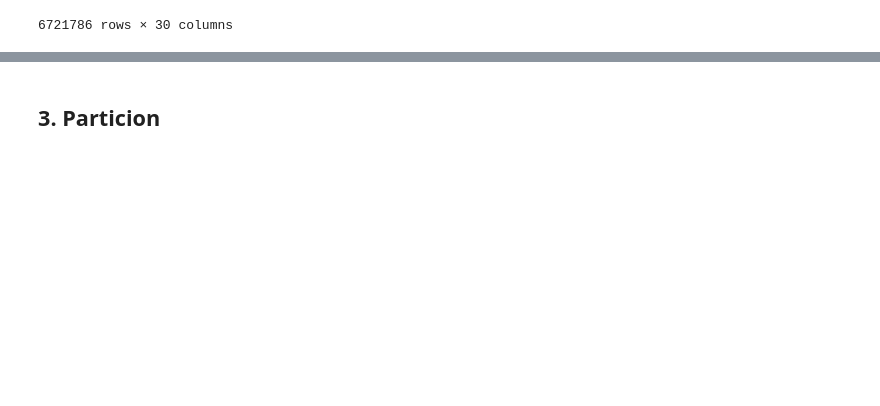
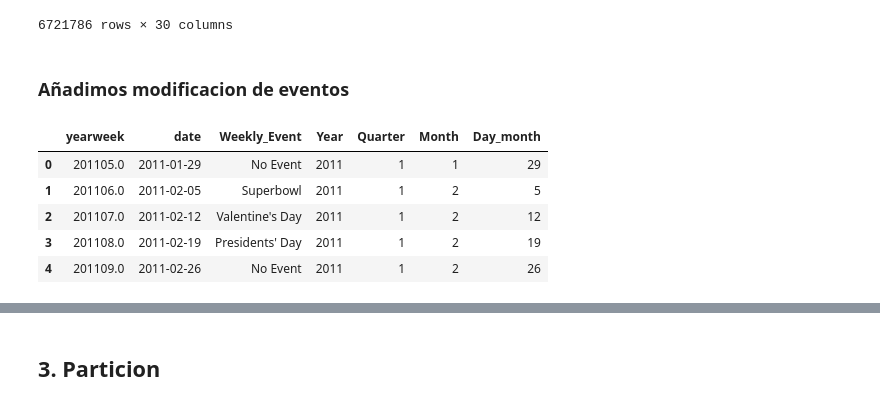
Before and after one commit to asansal/DS_market_Capstone, a Jupyter notebook: tarea_3_DSMarket_time_series.ipynb, the cells around one changed output, grey strips where cells are left out. Drawn from its saved outputs; the diff is of its cells as text; code cells hidden in the pictures; blank space fills up the shorter version.

```diff
--- a/tarea_3_DSMarket_time_series.ipynb
+++ b/tarea_3_DSMarket_time_series.ipynb
@@ -396,3 +396,14 @@ df_weekly.merge(final_weather_df, on=['yearweek', 'region'], how='left')
 | 6721784 | SUPERMARKET_3_827 | PHI_2 | SUPERMARKET | SUPERMARKET_3 | Philadelphia | Yorktown | 201617.0 | 2 | 1.20 | ... |
 | 6721785 | SUPERMARKET_3_827 | PHI_3 | SUPERMARKET | SUPERMARKET_3 | Philadelphia | Queen_Village | 201617.0 | 0 | 1.20 | ... |
 6721786 rows × 30 columns
+# %% [markdown]
+### Añadimos modificacion de eventos
+# %%
+df_calendar.head()
+# %% [output]
+|  | yearweek | date | Weekly_Event | Year | Quarter | Month | Day_month |
+| 0 | 201105.0 | 2011-01-29 | No Event | 2011 | 1 | 1 | 29 |
+| 1 | 201106.0 | 2011-02-05 | Superbowl | 2011 | 1 | 2 | 5 |
+| 2 | 201107.0 | 2011-02-12 | Valentine's Day | 2011 | 1 | 2 | 12 |
+| 3 | 201108.0 | 2011-02-19 | Presidents' Day | 2011 | 1 | 2 | 19 |
+| 4 | 201109.0 | 2011-02-26 | No Event | 2011 | 1 | 2 | 26 |
```
Also changed, not shown: parts of 12 cells of this notebook.
